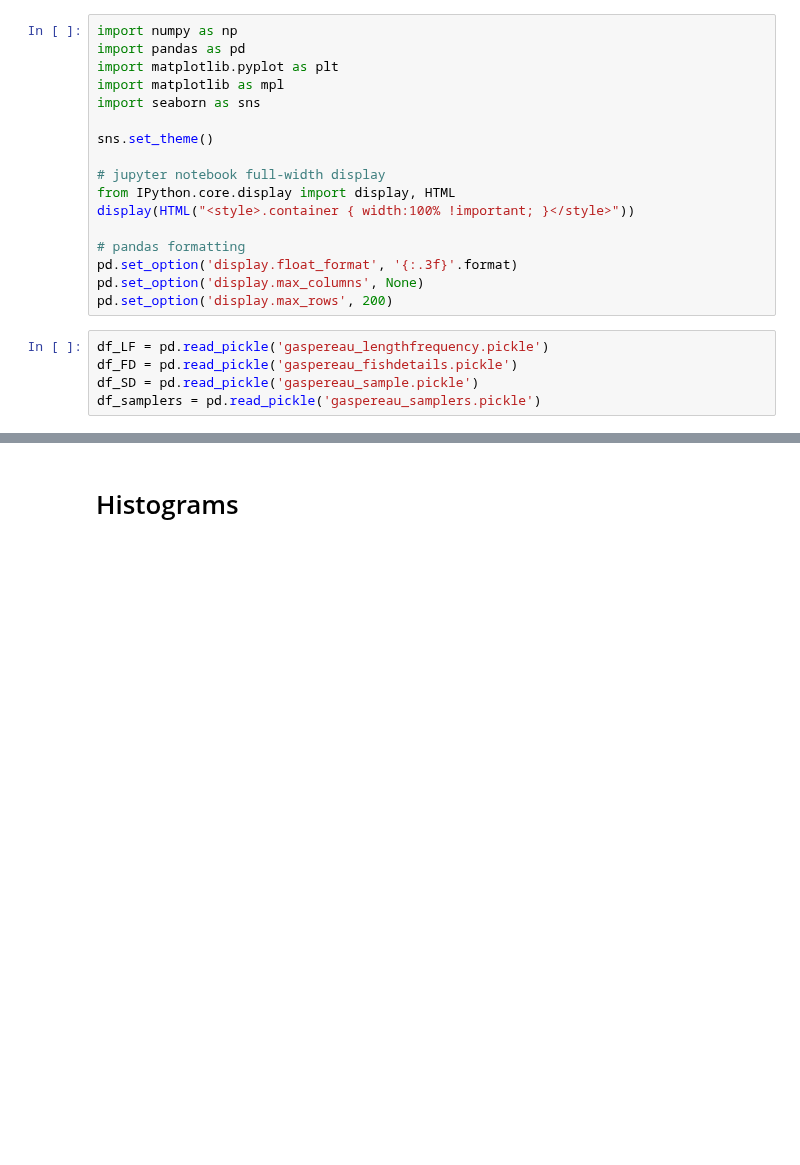
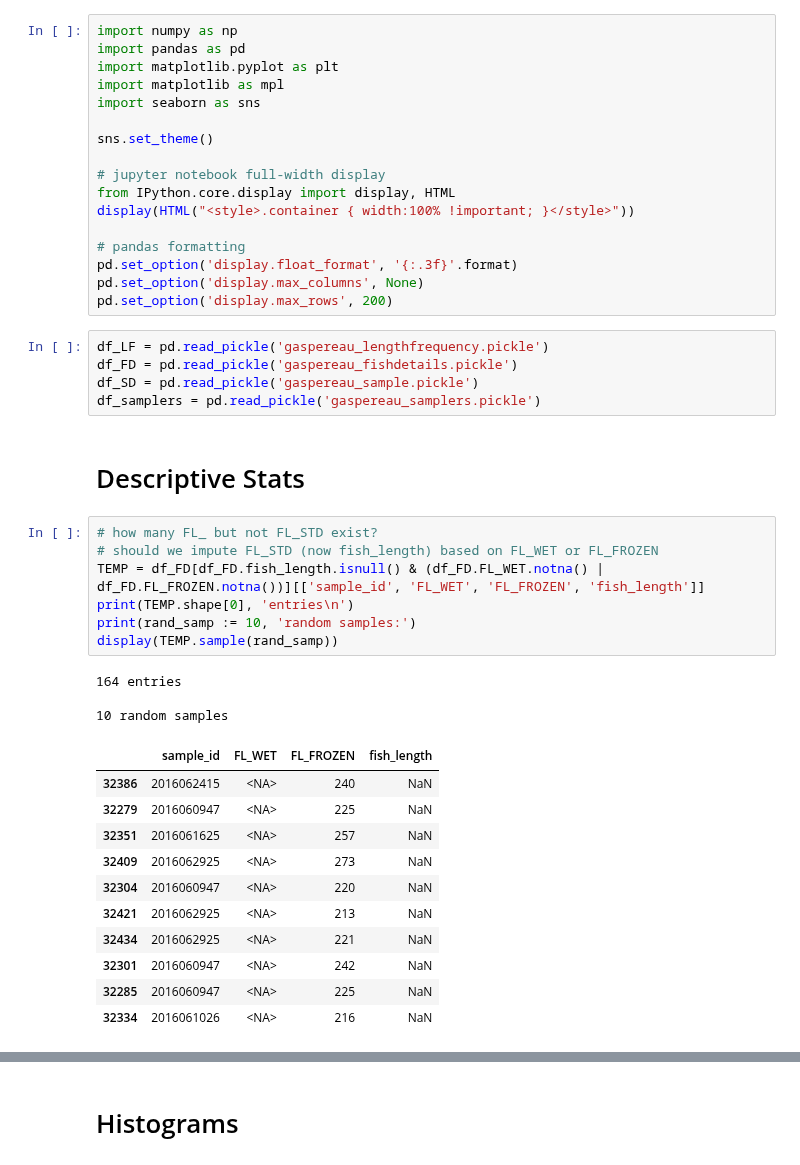
Before and after one commit to dfo-gulf-science/Gaspereau, a Jupyter notebook: 11. EDA of final data prior to import.ipynb, the cells around one changed output, grey strips where cells are left out. Saved outputs shown, nothing was run; the diff lists cells and outputs as text; blank space fills up the shorter version.

```diff
--- a/11. EDA of final data prior to import.ipynb
+++ b/11. EDA of final data prior to import.ipynb
@@ -20,3 +20,27 @@ df_LF = pd.read_pickle('gaspereau_lengthfrequency.pickle')
 df_FD = pd.read_pickle('gaspereau_fishdetails.pickle')
 df_SD = pd.read_pickle('gaspereau_sample.pickle')
 df_samplers = pd.read_pickle('gaspereau_samplers.pickle')
+# %% [markdown]
+# Descriptive Stats
+# %%
+# how many FL_ but not FL_STD exist?
+# should we impute FL_STD (now fish_length) based on FL_WET or FL_FROZEN
+TEMP = df_FD[df_FD.fish_length.isnull() & (df_FD.FL_WET.notna() | df_FD.FL_FROZEN.notna())][['sample_id', 'FL_WET', 'FL_FROZEN', 'fish_length']]
+print(TEMP.shape[0], 'entries\n')
+print(rand_samp := 10, 'random samples:')
+display(TEMP.sample(rand_samp))
+# %% [output]
+164 entries
+
+10 random samples
+|  | sample_id | FL_WET | FL_FROZEN | fish_length |
+| 32386 | 2016062415 | <NA> | 240 | NaN |
+| 32279 | 2016060947 | <NA> | 225 | NaN |
+| 32351 | 2016061625 | <NA> | 257 | NaN |
+| 32409 | 2016062925 | <NA> | 273 | NaN |
+| 32304 | 2016060947 | <NA> | 220 | NaN |
+| 32421 | 2016062925 | <NA> | 213 | NaN |
+| 32434 | 2016062925 | <NA> | 221 | NaN |
+| 32301 | 2016060947 | <NA> | 242 | NaN |
+| 32285 | 2016060947 | <NA> | 225 | NaN |
+| 32334 | 2016061026 | <NA> | 216 | NaN |
```
Also changed, not shown: parts of 1 cell of this notebook, 3 other files.
